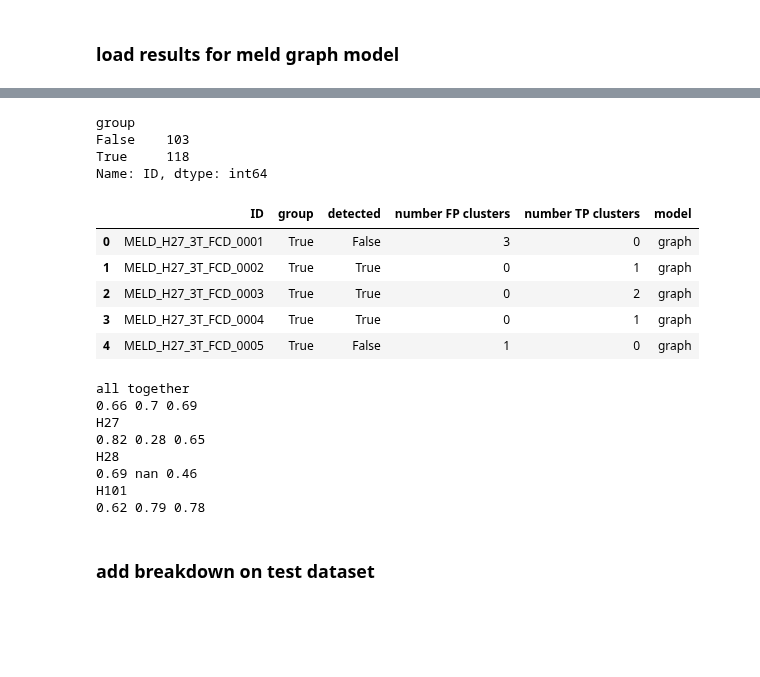
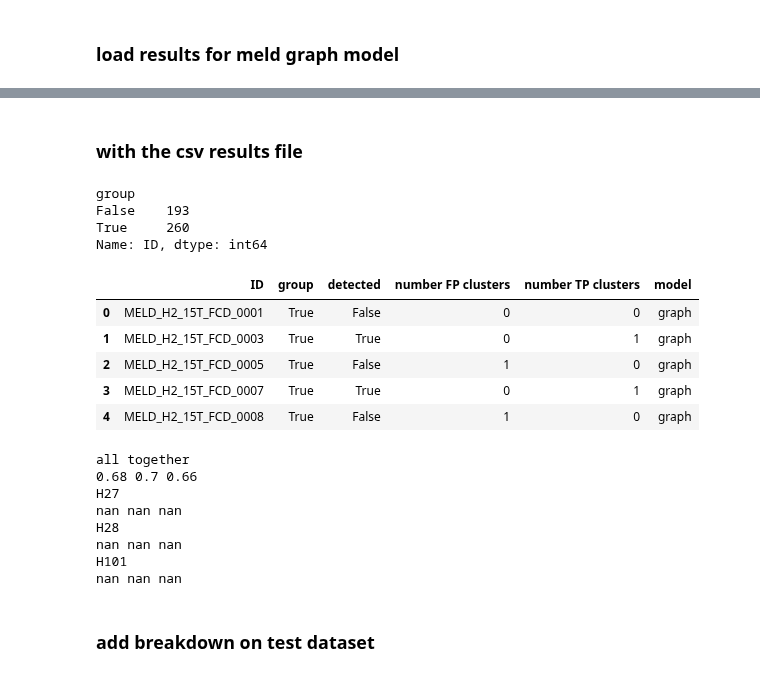
Before and after one commit to MELDProject/meld_graph, a Jupyter notebook: notebooks/compare_results_MLP.ipynb, the cells around one changed output, grey strips where cells are left out. Cells and saved outputs as stored; diff of their text form; code cells hidden in the pictures; blank space fills up the shorter version.

Commit message:
update notebook comparison graph vs MLP

```diff
--- a/notebooks/compare_results_MLP.ipynb
+++ b/notebooks/compare_results_MLP.ipynb
@@ -150 +259,3 @@ H101
+# %% [markdown]
+### with the csv results file
 # %%
@@ -167,49 +283,49 @@ df_model = pd.concat([df_model_h27, df_model_h28, df_model_h101])
 # %%
-df_model.groupby('group')['ID'].count()
+# df_model.groupby('group')['ID'].count()
 # %% [output]
 group
-False    103
-True     118
+False    193
+True     260
 Name: ID, dtype: int64
 # %%
-df_model['model'] = ['graph' for x in df_model.iterrows()]
-df_model = df_model[['ID','group','detected','number FP clusters','number TP clusters', 'model']]
-df_model.head()
+# df_model['model'] = ['graph' for x in df_model.iterrows()]
+# df_model = df_model[['ID','group','detected','number FP clusters','number TP clusters', 'model']]
+# df_model.head()
 # %% [output]
 |  | ID | group | detected | number FP clusters | number TP clusters | model |
-| 0 | MELD_H27_3T_FCD_0001 | True | False | 3 | 0 | graph |
-| 1 | MELD_H27_3T_FCD_0002 | True | True | 0 | 1 | graph |
-| 2 | MELD_H27_3T_FCD_0003 | True | True | 0 | 2 | graph |
-| 3 | MELD_H27_3T_FCD_0004 | True | True | 0 | 1 | graph |
-| 4 | MELD_H27_3T_FCD_0005 | True | False | 1 | 0 | graph |
+| 0 | MELD_H2_15T_FCD_0001 | True | False | 0 | 0 | graph |
+| 1 | MELD_H2_15T_FCD_0003 | True | True | 0 | 1 | graph |
+| 2 | MELD_H2_15T_FCD_0005 | True | False | 1 | 0 | graph |
+| 3 | MELD_H2_15T_FCD_0007 | True | True | 0 | 1 | graph |
+| 4 | MELD_H2_15T_FCD_0008 | True | False | 1 | 0 | graph |
 # %%
-print('all together')
-dfsub = df_model.copy()
-sensitivity = np.mean(dfsub['detected'][dfsub['group']])
-specificity = (dfsub['number FP clusters'][dfsub['group']==0]>0).mean()
-total_detected = np.sum(dfsub['number TP clusters'][dfsub['group']])
-total_predicted = np.sum(dfsub['number FP clusters'][dfsub['group']])
-ppv = total_detected / (total_predicted + total_detected)
-print(np.round(sensitivity,2),np.round(1-specificity,2),np.round(ppv,2))
+# print('all together')
+# dfsub = df_model.copy()
+# sensitivity = np.mean(dfsub['detected'][dfsub['group']])
+# specificity = (dfsub['number FP clusters'][dfsub['group']==0]>0).mean()
+# total_detected = np.sum(dfsub['number TP clusters'][dfsub['group']])
+# total_predicted = np.sum(dfsub['number FP clusters'][dfsub['group']])
+# ppv = total_detected / (total_predicted + total_detected)
+# print(np.round(sensitivity,2),np.round(1-specificity,2),np.round(ppv,2))
 
-try:
-    for site in ['H27','H28', 'H101']:
-        print(site)
-        dfsub = df_model[df_model['ID'].str.contains(site)]
-        sensitivity = np.mean(dfsub['detected'][dfsub['group']])
-        specificity = (dfsub['number FP clusters'][dfsub['group']==0]>0).mean()
-        total_detected = np.sum(dfsub['number TP clusters'][dfsub['group']])
-        total_predicted = np.sum(dfsub['number FP clusters'][dfsub['group']])
-        ppv = total_detected / (total_predicted + total_detected)
-        print(np.round(sensitivity,2),np.round(1-specificity,2),np.round(ppv,2))
-except:
-    pass
+# try:
+#     for site in ['H27','H28', 'H101']:
+#         print(site)
+#         dfsub = df_model[df_model['ID'].str.contains(site)]
+#         sensitivity = np.mean(dfsub['detected'][dfsub['group']])
+#         specificity = (dfsub['number FP clusters'][dfsub['group']==0]>0).mean()
+#         total_detected = np.sum(dfsub['number TP clusters'][dfsub['group']])
+#         total_predicted = np.sum(dfsub['number FP clusters'][dfsub['group']])
+#         ppv = total_detected / (total_predicted + total_detected)
+#         print(np.round(sensitivity,2),np.round(1-specificity,2),np.round(ppv,2))
+# except:
+#     pass
 # %% [output]
 all together
-0.66 0.7 0.69
+0.68 0.7 0.66
 H27
-0.82 0.28 0.65
+nan nan nan
 H28
-0.69 nan 0.46
+nan nan nan
 H101
-0.62 0.79 0.78
+nan nan nan
```
Also changed, not shown: parts of 8 cells of this notebook.
